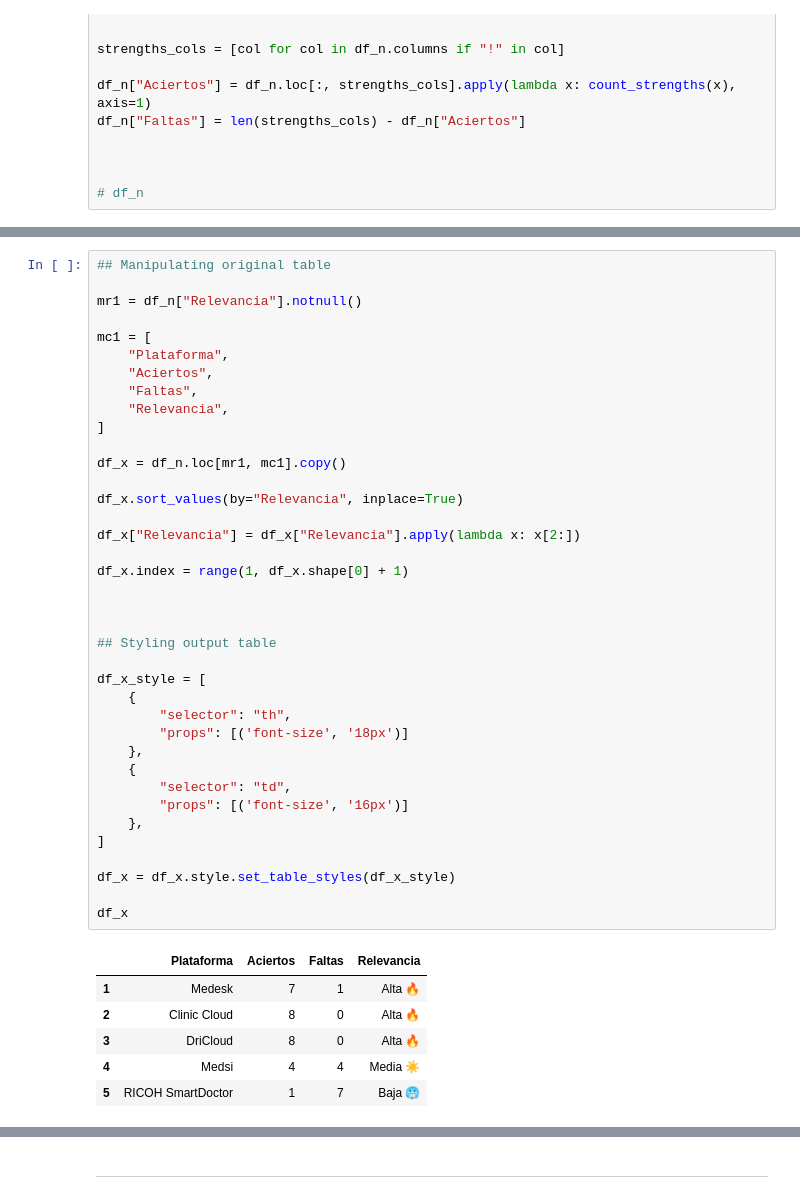
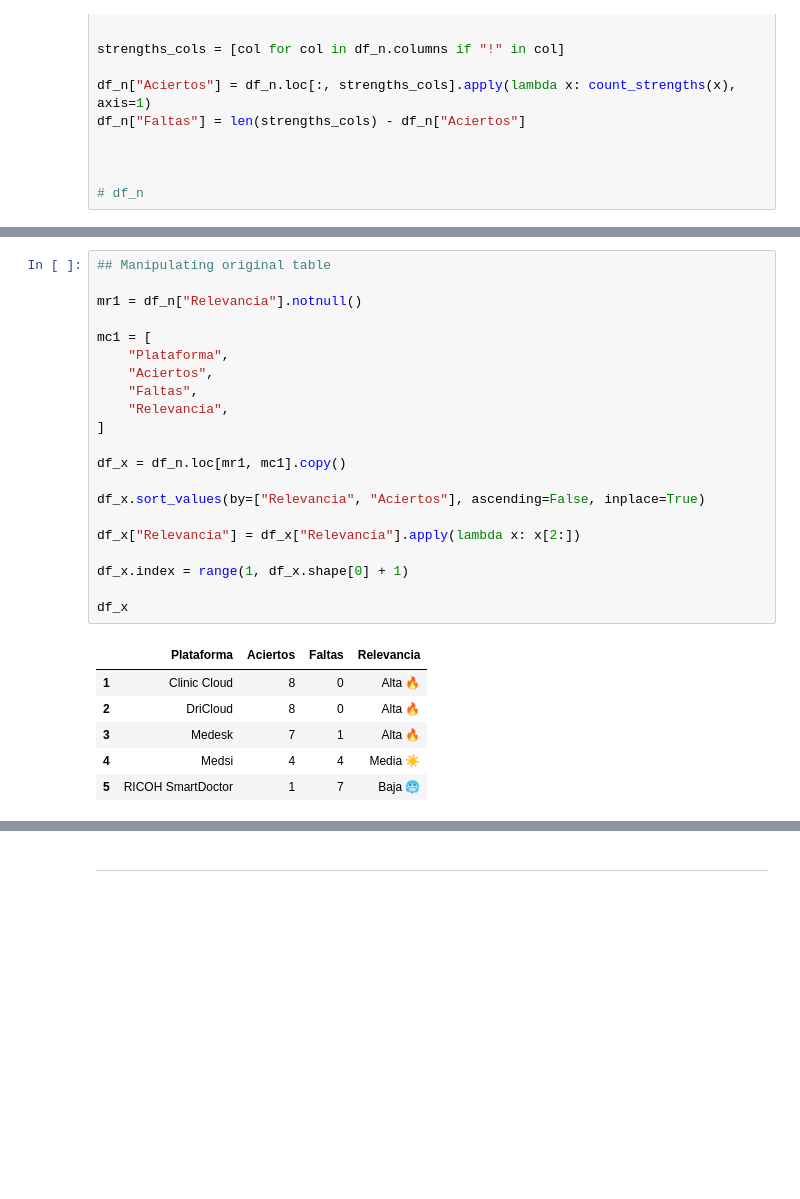
Before and after one commit to Roberto919/punto_clinico_pres, a Jupyter notebook: Presentations/plat_comp/platcomp_pres.ipynb, the cells around one changed output, grey strips where cells are left out. Cells and saved outputs as stored; diff of their text form; blank space fills up the shorter version.

Commit message:
first complete iteration of presentation; just finished formating tables

```diff
--- a/Presentations/plat_comp/platcomp_pres.ipynb
+++ b/Presentations/plat_comp/platcomp_pres.ipynb
@@ -70,45 +87,28 @@ df_n["Faltas"] = len(strengths_cols) - df_n["Aciertos"]
 # %%
 ## Manipulating original table
 
 mr1 = df_n["Relevancia"].notnull()
 
 mc1 = [
     "Plataforma",
     "Aciertos",
     "Faltas",
     "Relevancia",
 ]
 
 df_x = df_n.loc[mr1, mc1].copy()
 
-df_x.sort_values(by="Relevancia", inplace=True)
+df_x.sort_values(by=["Relevancia", "Aciertos"], ascending=False, inplace=True)
 
 df_x["Relevancia"] = df_x["Relevancia"].apply(lambda x: x[2:])
 
 df_x.index = range(1, df_x.shape[0] + 1)
 
-
-
-## Styling output table
-
-df_x_style = [
-    {
-        "selector": "th",
-        "props": [('font-size', '18px')]
-    },
-    {
-        "selector": "td",
-        "props": [('font-size', '16px')]
-    },
-]
-
-df_x = df_x.style.set_table_styles(df_x_style)
-
 df_x
 # %% [output]
 |  | Plataforma | Aciertos | Faltas | Relevancia |
-| 1 | Medesk | 7 | 1 | Alta 🔥 |
-| 2 | Clinic Cloud | 8 | 0 | Alta 🔥 |
-| 3 | DriCloud | 8 | 0 | Alta 🔥 |
+| 1 | Clinic Cloud | 8 | 0 | Alta 🔥 |
+| 2 | DriCloud | 8 | 0 | Alta 🔥 |
+| 3 | Medesk | 7 | 1 | Alta 🔥 |
 | 4 | Medsi | 4 | 4 | Media ☀️ |
 | 5 | RICOH SmartDoctor | 1 | 7 | Baja 🥶 |
```
Also changed, not shown: parts of 5 cells of this notebook, 3 other files.
